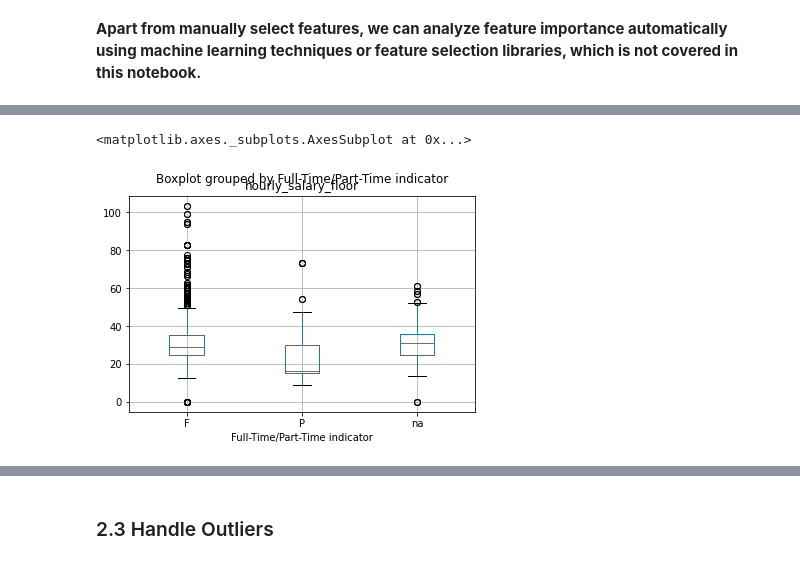
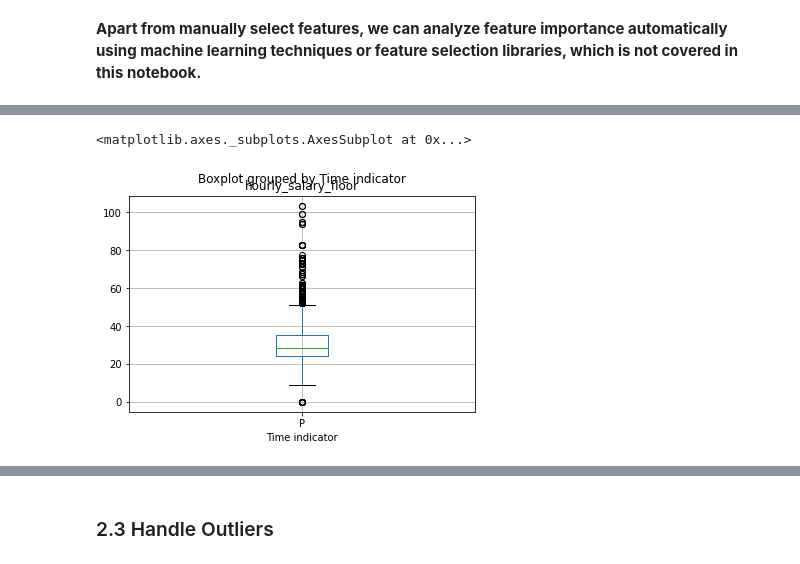
Before and after one commit to Saralytics/EDA-Feature-Engineering-code-challenge, a Jupyter notebook: jupyter/notebook/assesment_notebook.ipynb, the cells around one changed output, grey strips where cells are left out. Saved outputs shown, nothing was run; the diff lists cells and outputs as text; code cells hidden in the pictures.

```diff
--- a/jupyter/notebook/assesment_notebook.ipynb
+++ b/jupyter/notebook/assesment_notebook.ipynb
@@ -332,18 +332,18 @@ Text(0, 0.5, 'Density')
 # %%
 def handle_null_values(df:DataFrame) -> DataFrame:
     cleaned_df = df \
-    .withColumn('Time indicator',expr("case when 'Salary Frequency' == 'Annual' then 'F' else 'P' end")) \
+    .withColumn('Time indicator',expr("case when `Salary Frequency` == 'Annual' then 'F' else 'P' end")) \
     .withColumn('Posting Date Cleaned',when(col('Posting Date').isNull(),'1970-01-01').otherwise(col('Posting Date'))) \
     .withColumn('Posting Updated Cleaned',when(col('Posting Updated').isNull(),'1970-01-01').otherwise(col('Posting Updated'))) \
     .withColumn('Process Date Cleaned',when(col('Process Date').isNull(),'1970-01-01').otherwise(col('Process Date'))) \
-    .na.fill('na') \
-    .drop('Additional information','Hours/Shift','Work Location 1',
-          'Recruitment Contact','Post Until','Full-Time/Part-Time indicator',
-         'Posting Date','Posting Updated','Process Date')
+    .na.fill('na')
     return cleaned_df
 # %%
 # Check that there are no more null values
 clean_df = handle_null_values(normalized_df)
+clean_df = clean_df.drop('Additional information','Hours/Shift','Work Location 1',
+          'Recruitment Contact','Post Until','Full-Time/Part-Time indicator',
+         'Posting Date','Posting Updated','Process Date')
 clean_df.printSchema()
 # %% [output]
 root
@@ -398,10 +398,10 @@ df_corr
 # %%
-feature_col = 'Full-Time/Part-Time indicator'
+feature_col = 'Time indicator'
 
-normalized_pandas_df.boxplot(column='hourly_salary_floor',by=feature_col,)
+clean_df.toPandas().boxplot(column='hourly_salary_floor',by=feature_col,)
 # %% [output]
 <matplotlib.axes._subplots.AxesSubplot at 0x...>
-[figure, old version]
+[figure, new version]
 # %%
 # Drop columns that don't possess unique meaning: Job ID, Title Code No, To Apply
 # we already created normalized salary features, therefore we can drop these two columns
```
Also changed, not shown: parts of 55 cells of this notebook.
